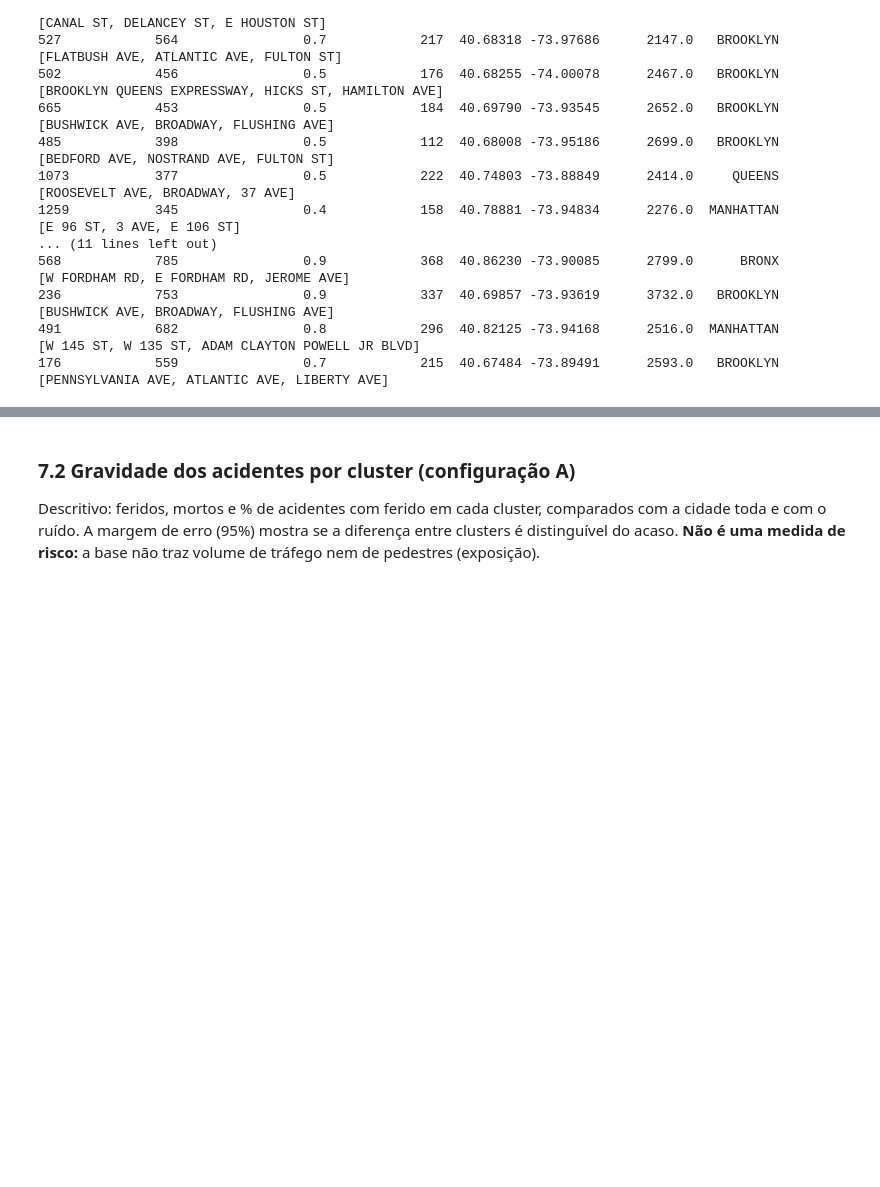
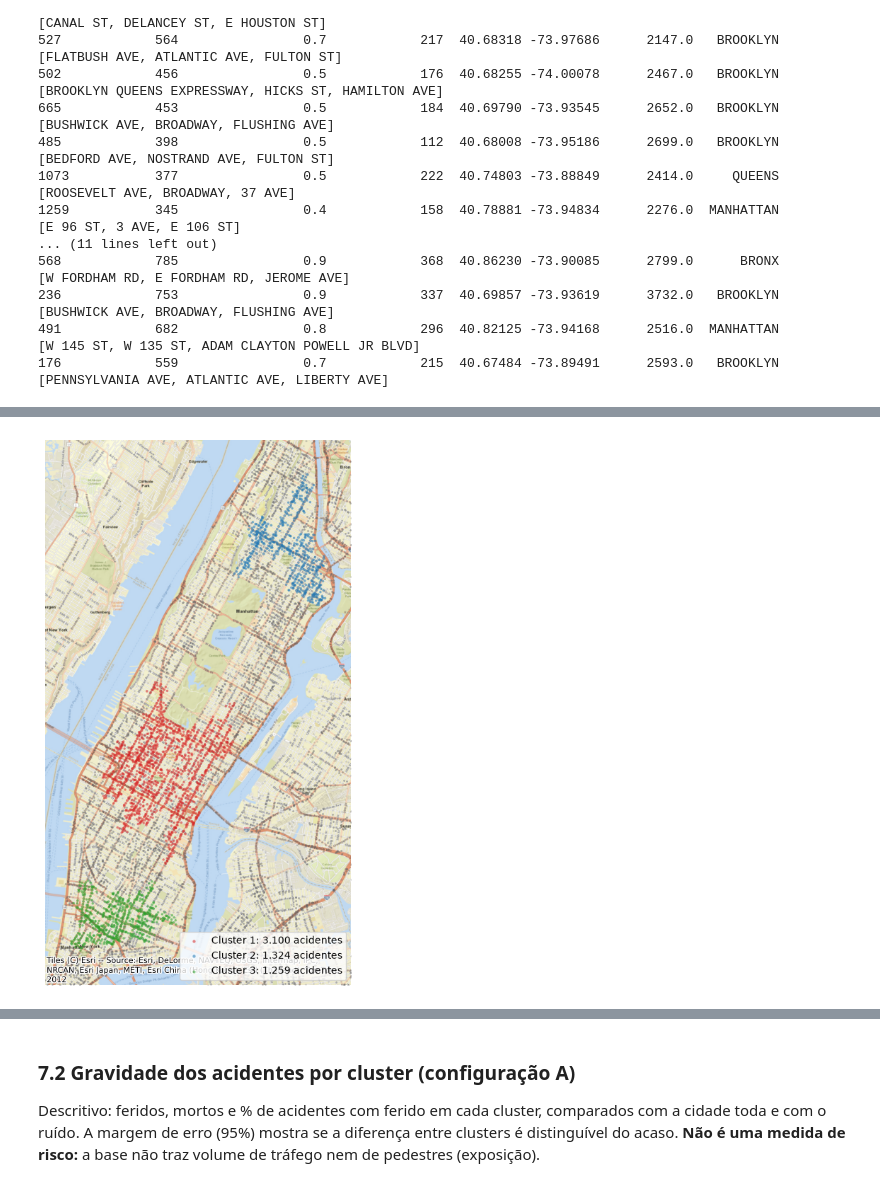
Before and after one commit to GuilhermeLuizRibeiro/dbscan-acidentes, a Jupyter notebook: notebooks/dbscan-acidentes.ipynb, the cells around one changed output, grey strips where cells are left out. Drawn from its saved outputs; the diff is of its cells as text; code cells hidden in the pictures; blank space fills up the shorter version.

Commit message:
feat: adiciona mapa interativo

```diff
--- a/notebooks/dbscan-acidentes.ipynb
+++ b/notebooks/dbscan-acidentes.ipynb
@@ -825,0 +830,44 @@ cluster
+# %%
+import contextily as ctx
+
+RM = 6_378_137
+
+def para_mercator(lat, lon):
+    lat, lon = np.asarray(lat), np.asarray(lon)
+    x = RM * np.radians(lon)
+    y = RM * np.log(np.tan(np.pi / 4 + np.radians(lat) / 2))
+    return x, y
+
+TOP = 3
+ids = resA.index[:TOP]
+cores = ["#d62728", "#1f77b4", "#2ca02c"]
+
+pad = 0.008
+lat0, lat1 = resA.loc[ids, "lat_min"].min() - pad, resA.loc[ids, "lat_max"].max() + pad
+lon0, lon1 = resA.loc[ids, "lon_min"].min() - pad, resA.loc[ids, "lon_max"].max() + pad
+(x0, y0), (x1, y1) = para_mercator(lat0, lon0), para_mercator(lat1, lon1)
+
+cx, cy = para_mercator(contagem.latitude, contagem.longitude)
+dentro = ((contagem.latitude >= lat0) & (contagem.latitude <= lat1) &
+          (contagem.longitude >= lon0) & (contagem.longitude <= lon1)).to_numpy()
+
+fig, ax = plt.subplots(figsize=(7, 10))
+ax.set_xlim(x0, x1); ax.set_ylim(y0, y1); ax.set_aspect("equal")
+
+ruido  = dentro & (labA == -1)
+outros = dentro & (labA != -1) & ~np.isin(labA, ids)
+ax.scatter(cx[ruido],  cy[ruido],  s=3, c="gray",    alpha=.30, linewidths=0)
+ax.scatter(cx[outros], cy[outros], s=4, c="dimgray", alpha=.50, linewidths=0)
+
+for pos, (cid, cor) in enumerate(zip(ids, cores), start=1):
+    m = labA == cid
+    n_acid = f"{int(resA.loc[cid, 'acidentes']):,}".replace(",", ".")
+    ax.scatter(cx[m], cy[m], s=4 + 2 * np.sqrt(w[m]), c=cor, alpha=.55,
+               linewidths=0, label=f"Cluster {pos}: {n_acid} acidentes")
+
+ctx.add_basemap(ax, source=ctx.providers.Esri.WorldStreetMap, zoom=14)
+ax.legend(loc="lower right")
+ax.set_axis_off()
+fig.savefig(FIGURAS / "mapa_zoom_top3.png", dpi=200, bbox_inches="tight")
+# %% [output]
+[figure, added]
```
Also changed, not shown: parts of 3 cells of this notebook, 2 other files.
